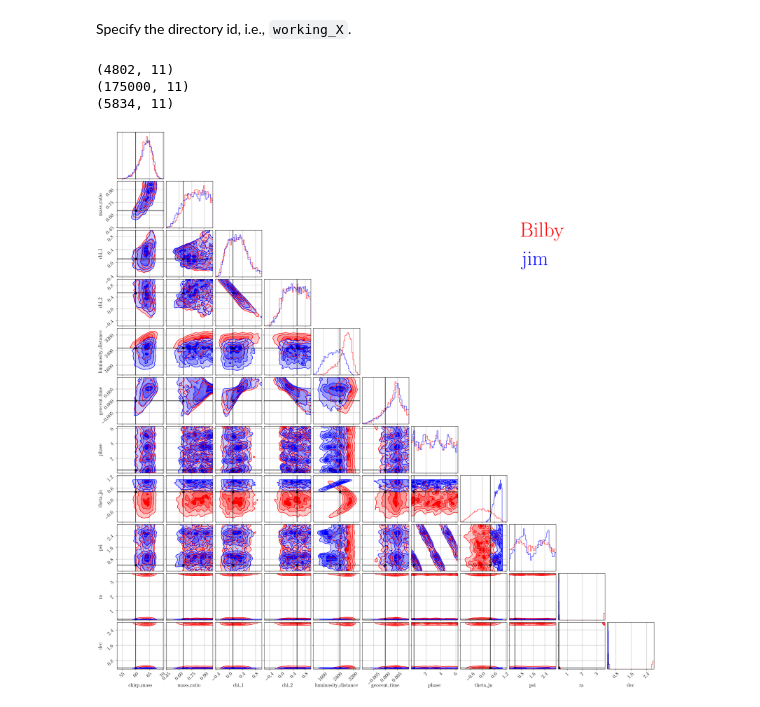
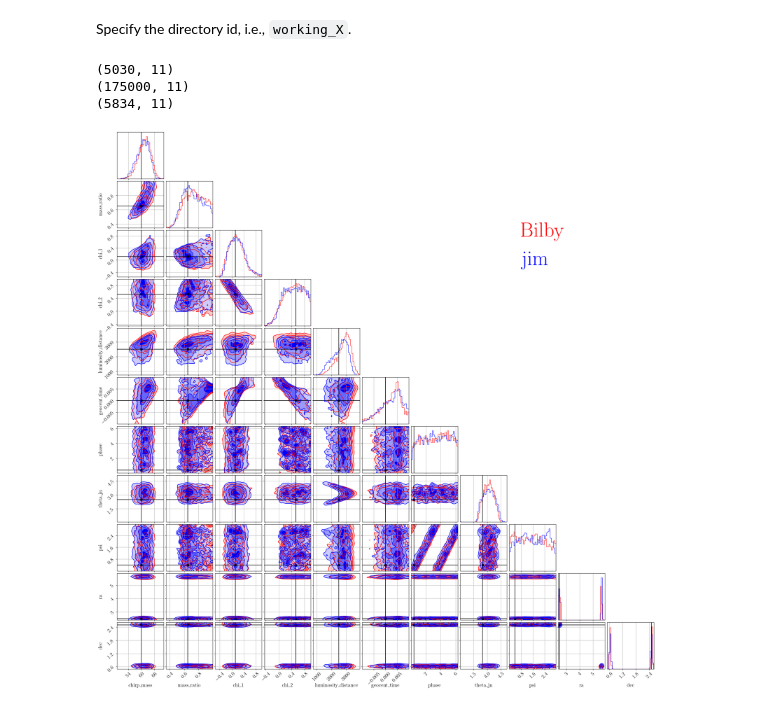
Before and after one commit to ThibeauWouters/jim_meets_harmonic, a Jupyter notebook: 11d_runs/compare_cornerplots.ipynb, the cells around one changed output. Saved outputs shown, nothing was run; the diff lists cells and outputs as text; code cells hidden in the pictures.

```diff
--- a/11d_runs/compare_cornerplots.ipynb
+++ b/11d_runs/compare_cornerplots.ipynb
@@ -63,7 +63,7 @@ bilby_keys = ["chirp_mass",
 Specify the directory id, i.e., `working_X`.
 # %%
 ### Choose ID here, and get the outdir
-id = 2
+id = 3
 outdir = os.path.join(os.getcwd(), f'working_{id}')
 ###
 
@@ -95,32 +95,32 @@ print(np.shape(jim_posterior))
 # Thinning the jim samples a bit to make it easier for corner to handle
 jump = 30
 jim_posterior = jim_posterior[::jump, :]
 print(np.shape(jim_posterior))
 
 samples_dict = {"bilby": bilby_posterior, "jim": jim_posterior}
 colors_dict = {"bilby": "red", "jim": "blue"}
 
 for i, key in enumerate(["bilby", "jim"]):
     samples = samples_dict[key]
     color = colors_dict[key]
 
     corner_kwargs = copy.deepcopy(default_corner_kwargs)
     corner_kwargs["color"] = color
     corner_kwargs["hist_kwargs"] = {"color": color, "density": True}
     if i == 0:
         fig =  corner.corner(bilby_posterior, truths=truths, labels=bilby_keys, **corner_kwargs)
     else:
         corner.corner(jim_posterior, fig=fig, **corner_kwargs)
 
 fs = 64
 plt.text(0.75, 0.8, "Bilby", color="red", fontsize=fs, transform=plt.gcf().transFigure)
 plt.text(0.75, 0.75, "jim", color="blue", fontsize=fs, transform=plt.gcf().transFigure)
 
 # Save the figure
 plt.savefig(os.path.join(outdir, "comparison_corner.png"), bbox_inches = 'tight')
 plt.show()
 # %% [output]
-(4802, 11)
+(5030, 11)
 (175000, 11)
 (5834, 11)
-[figure, old version]
+[figure, new version]
```
Also changed, not shown: 53 other files.
